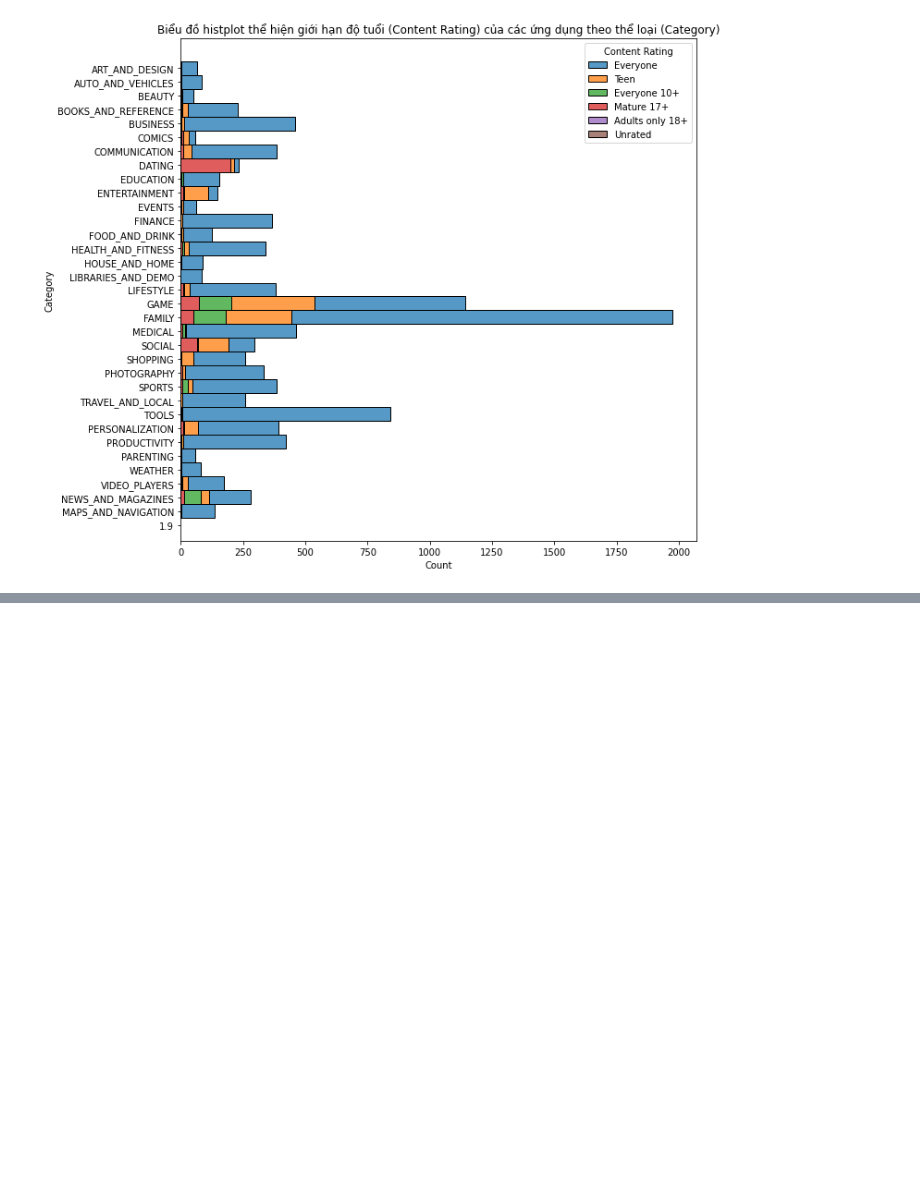
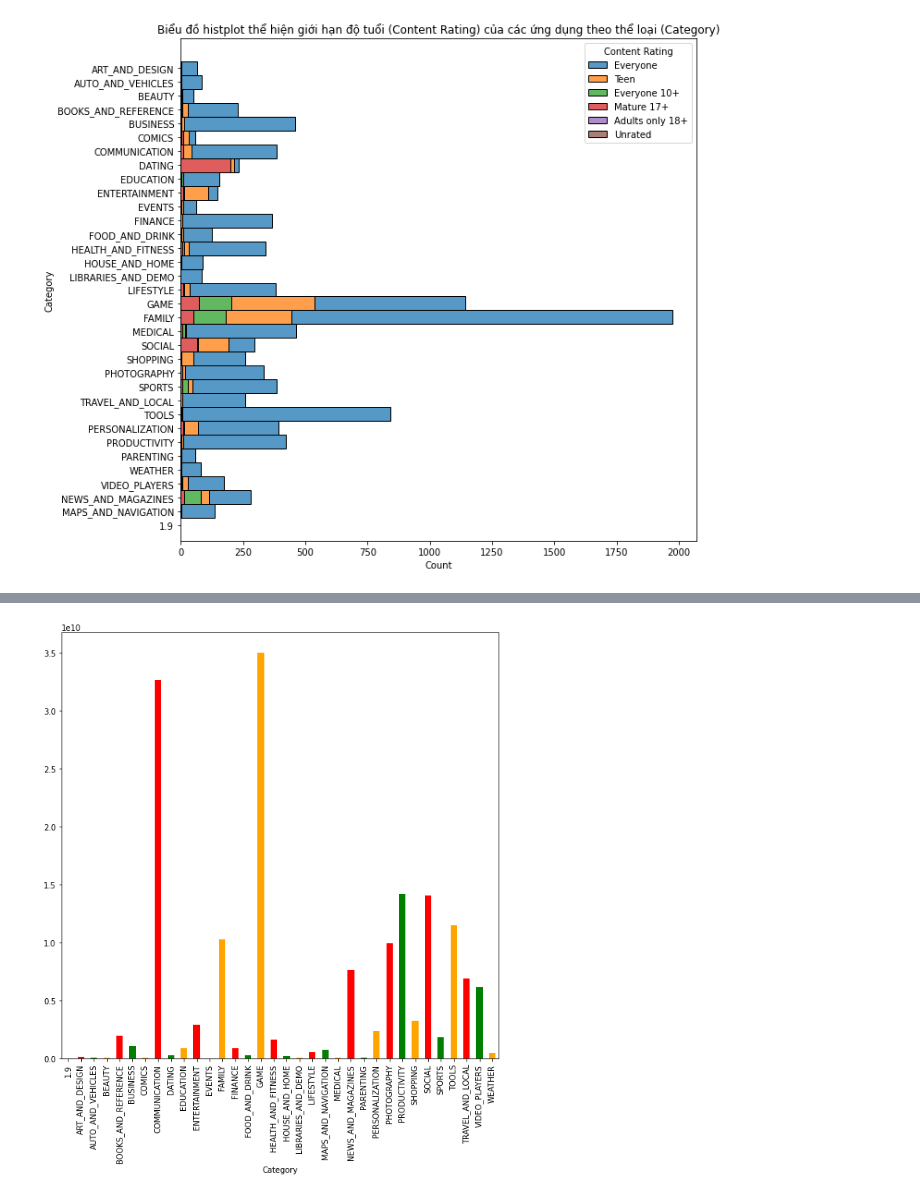
Before and after one commit to trankhanh040147/Nhom_30_PhanTichUngDungCHPlay, a Jupyter notebook: Project.ipynb, the cells around one changed output, grey strips where cells are left out. Cells and saved outputs as stored; diff of their text form; code cells hidden in the pictures; blank space fills up the shorter version.

```diff
--- a/Project.ipynb
+++ b/Project.ipynb
@@ -311,0 +332,6 @@ gk
+# %%
+plt.figure(figsize=(10,10))
+gk['sum'].plot.bar(color = ['orange', 'red', 'green', 'bl'])
+plt.show()
+# %% [output]
+[figure, added]
```
Also changed, not shown: parts of 2 cells of this notebook.
